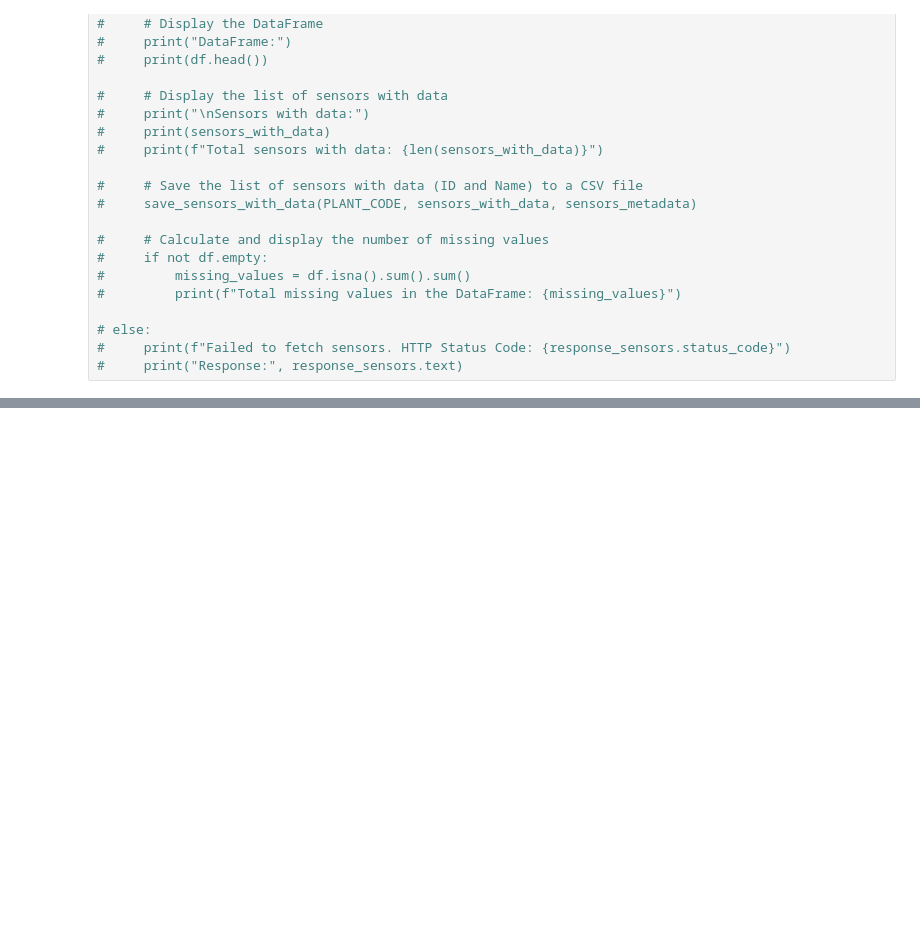
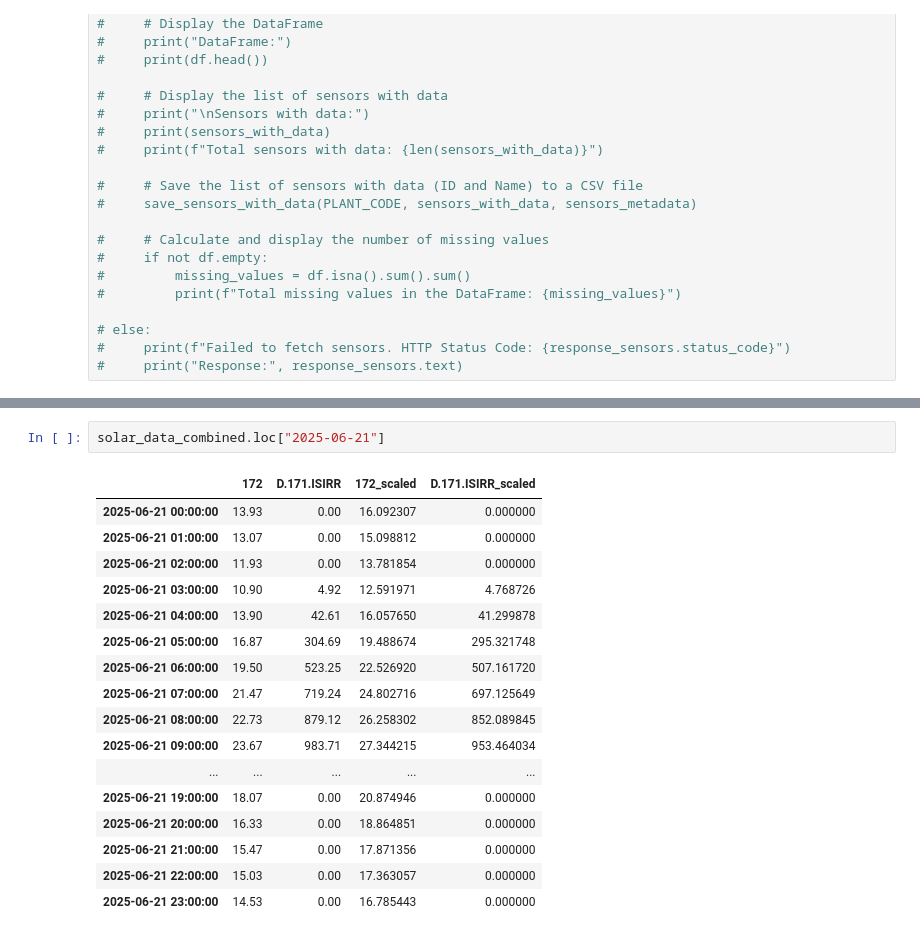
Before and after one commit to cmrafatg/auto-ml_Preprocessing, a Jupyter notebook: main.ipynb, the cells around one changed output, grey strips where cells are left out. Saved outputs shown, nothing was run; the diff lists cells and outputs as text; blank space fills up the shorter version.

```diff
--- a/main.ipynb
+++ b/main.ipynb
@@ -1415,0 +1378,20 @@ CONVERGENCE: REL_REDUCTION_OF_F_<=_FACTR*EPSMCH
+# %%
+solar_data_combined.loc["2025-06-21"]
+# %% [output]
+|  | 172 | D.171.ISIRR | 172_scaled | D.171.ISIRR_scaled |
+| 2025-06-21 00:00:00 | 13.93 | 0.00 | 16.092307 | 0.000000 |
+| 2025-06-21 01:00:00 | 13.07 | 0.00 | 15.098812 | 0.000000 |
+| 2025-06-21 02:00:00 | 11.93 | 0.00 | 13.781854 | 0.000000 |
+| 2025-06-21 03:00:00 | 10.90 | 4.92 | 12.591971 | 4.768726 |
+| 2025-06-21 04:00:00 | 13.90 | 42.61 | 16.057650 | 41.299878 |
+| 2025-06-21 05:00:00 | 16.87 | 304.69 | 19.488674 | 295.321748 |
+| 2025-06-21 06:00:00 | 19.50 | 523.25 | 22.526920 | 507.161720 |
+| 2025-06-21 07:00:00 | 21.47 | 719.24 | 24.802716 | 697.125649 |
+| 2025-06-21 08:00:00 | 22.73 | 879.12 | 26.258302 | 852.089845 |
+| 2025-06-21 09:00:00 | 23.67 | 983.71 | 27.344215 | 953.464034 |
+| ... | ... | ... | ... | ... |
+| 2025-06-21 19:00:00 | 18.07 | 0.00 | 20.874946 | 0.000000 |
+| 2025-06-21 20:00:00 | 16.33 | 0.00 | 18.864851 | 0.000000 |
+| 2025-06-21 21:00:00 | 15.47 | 0.00 | 17.871356 | 0.000000 |
+| 2025-06-21 22:00:00 | 15.03 | 0.00 | 17.363057 | 0.000000 |
+| 2025-06-21 23:00:00 | 14.53 | 0.00 | 16.785443 | 0.000000 |
```
Also changed, not shown: parts of 40 cells of this notebook, 26 other files.
